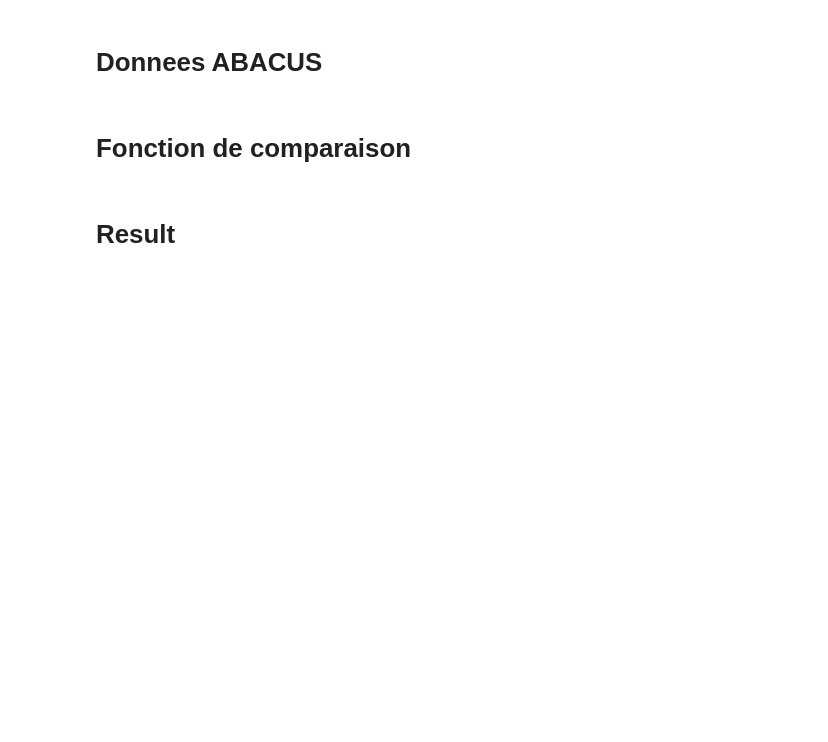
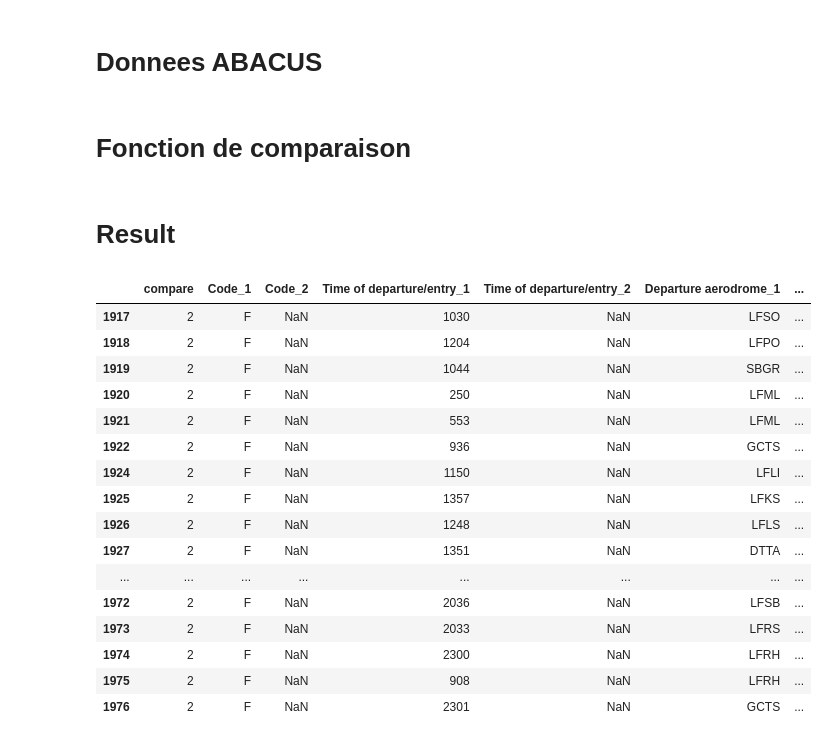
Before and after one commit to ittaldias/redevance, a Jupyter notebook: notebook/Comparaison_ABACUS_3_jours.ipynb, the cells around one changed output. Cells and saved outputs as stored; diff of their text form; code cells hidden in the pictures; blank space fills up the shorter version.

```diff
--- a/notebook/Comparaison_ABACUS_3_jours.ipynb
+++ b/notebook/Comparaison_ABACUS_3_jours.ipynb
@@ -1316,4 +1308,4 @@ jour_cible = jour_123[(jour_123["Flight date"] == "240316") | (jour_123["Flight
 # %%
 dataresult = comparaison_data(jour_cible, ABACUS_Mars, 240316, 240316)
 # %%
-dataresult[dataresult["compare"] ==2]
+data_en_plus = dataresult[dataresult["compare"] ==2]
@@ -1325,0 +1312,29 @@ files.download('output.txt')
+# %%
+def filtre(x):
+    if x["Type of aircraft_1"][:4] in AERONEFS_DE_MOINS_DE_2_TONNES["Type avion"].to_list():
+        x["Type of aircraft_1"] = "N"
+    return x
+# %%
+data_en_plus= data_en_plus.apply(filtre, axis=1)
+# %%
+data_en_plus = data_en_plus[data_en_plus["Type of aircraft_1"] != "N"]
+# %%
+data_en_plus
+# %% [output]
+|  | compare | Code_1 | Code_2 | Time of departure/entry_1 | Time of departure/entry_2 | Departure aerodrome_1 | ... |
+| 1917 | 2 | F | NaN | 1030 | NaN | LFSO | ... |
+| 1918 | 2 | F | NaN | 1204 | NaN | LFPO | ... |
+| 1919 | 2 | F | NaN | 1044 | NaN | SBGR | ... |
+| 1920 | 2 | F | NaN | 250 | NaN | LFML | ... |
+| 1921 | 2 | F | NaN | 553 | NaN | LFML | ... |
+| 1922 | 2 | F | NaN | 936 | NaN | GCTS | ... |
+| 1924 | 2 | F | NaN | 1150 | NaN | LFLI | ... |
+| 1925 | 2 | F | NaN | 1357 | NaN | LFKS | ... |
+| 1926 | 2 | F | NaN | 1248 | NaN | LFLS | ... |
+| 1927 | 2 | F | NaN | 1351 | NaN | DTTA | ... |
+| ... | ... | ... | ... | ... | ... | ... | ... |
+| 1972 | 2 | F | NaN | 2036 | NaN | LFSB | ... |
+| 1973 | 2 | F | NaN | 2033 | NaN | LFRS | ... |
+| 1974 | 2 | F | NaN | 2300 | NaN | LFRH | ... |
+| 1975 | 2 | F | NaN | 908 | NaN | LFRH | ... |
+| 1976 | 2 | F | NaN | 2301 | NaN | GCTS | ... |
```
Also changed, not shown: parts of 8 cells of this notebook.
